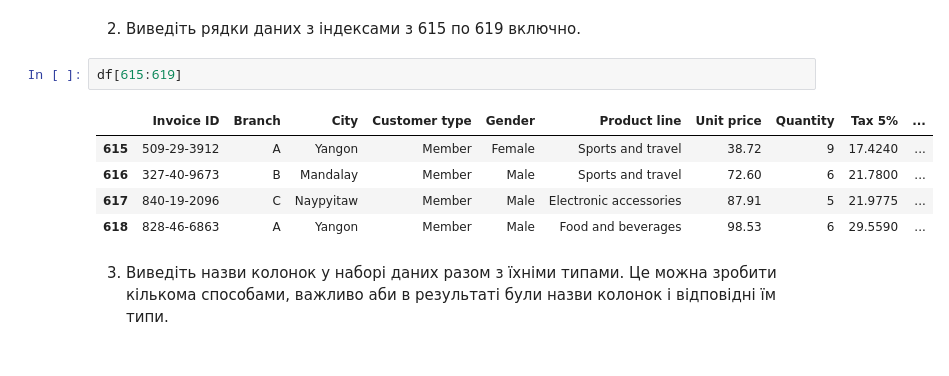
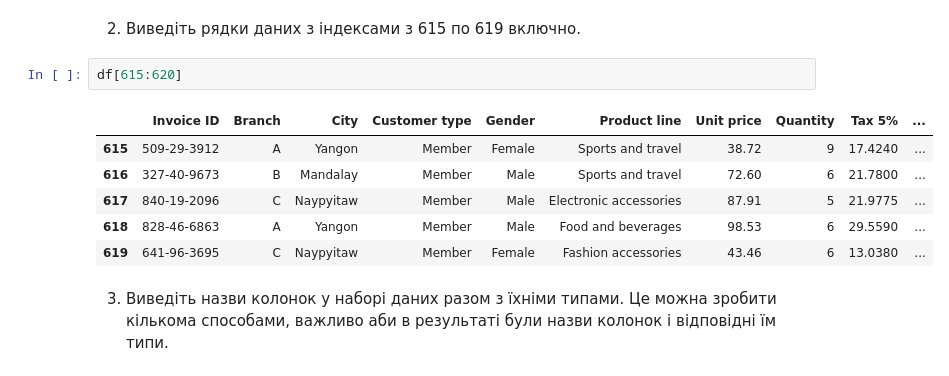
Before and after one commit to Khanbir/Data_analitycs, a Jupyter notebook: D_Z_3_2_Основи_роботи_з_даними_у_Pandas_ipynb".ipynb, the cells around one changed output. Cells and saved outputs as stored; diff of their text form.

```diff
--- a/D_Z_3_2_Основи_роботи_з_даними_у_Pandas_ipynb".ipynb
+++ b/D_Z_3_2_Основи_роботи_з_даними_у_Pandas_ipynb".ipynb
@@ -35,13 +35,14 @@ display(df.head(4), df.tail(4))
 # %% [markdown]
 2. Виведіть рядки даних з індексами з 615 по 619 включно.
 # %%
-df[615:619]
+df[615:620]
 # %% [output]
 |  | Invoice ID | Branch | City | Customer type | Gender | Product line | Unit price | Quantity | Tax 5% | ... |
 | 615 | 509-29-3912 | A | Yangon | Member | Female | Sports and travel | 38.72 | 9 | 17.4240 | ... |
 | 616 | 327-40-9673 | B | Mandalay | Member | Male | Sports and travel | 72.60 | 6 | 21.7800 | ... |
 | 617 | 840-19-2096 | C | Naypyitaw | Member | Male | Electronic accessories | 87.91 | 5 | 21.9775 | ... |
 | 618 | 828-46-6863 | A | Yangon | Member | Male | Food and beverages | 98.53 | 6 | 29.5590 | ... |
+| 619 | 641-96-3695 | C | Naypyitaw | Member | Female | Fashion accessories | 43.46 | 6 | 13.0380 | ... |
 # %% [markdown]
 3. Виведіть назви колонок у наборі даних разом з їхніми типами. Це можна зробити кількома способами, важливо аби в результаті були назви колонок і відповідні їм типи.
 # %%
```
